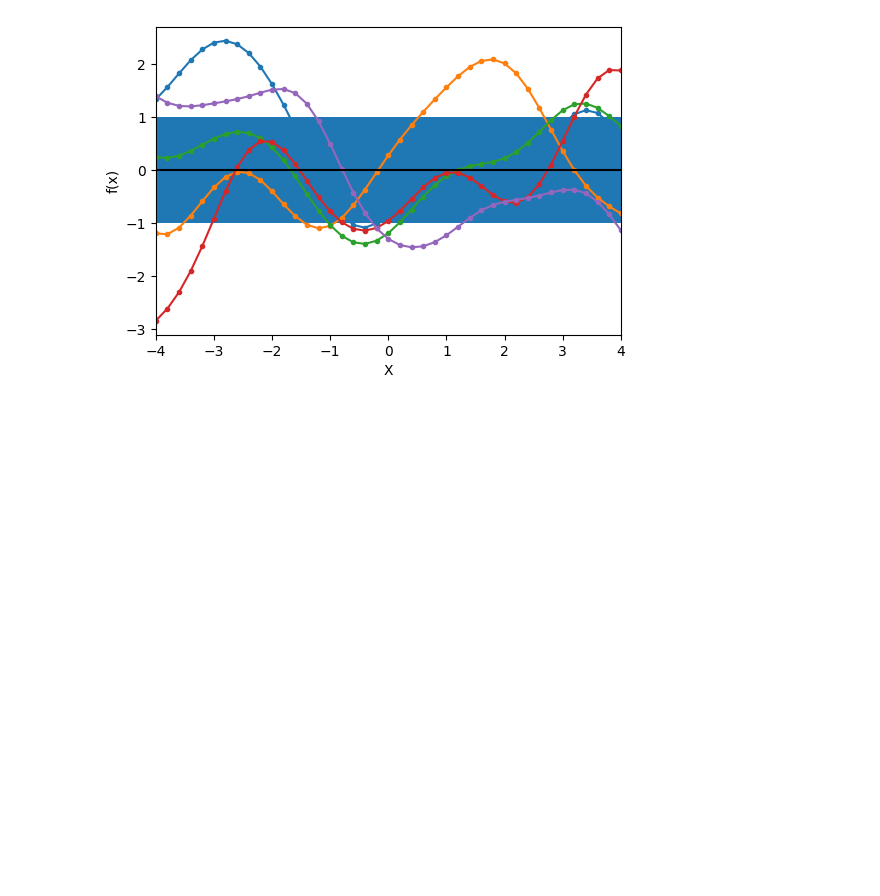
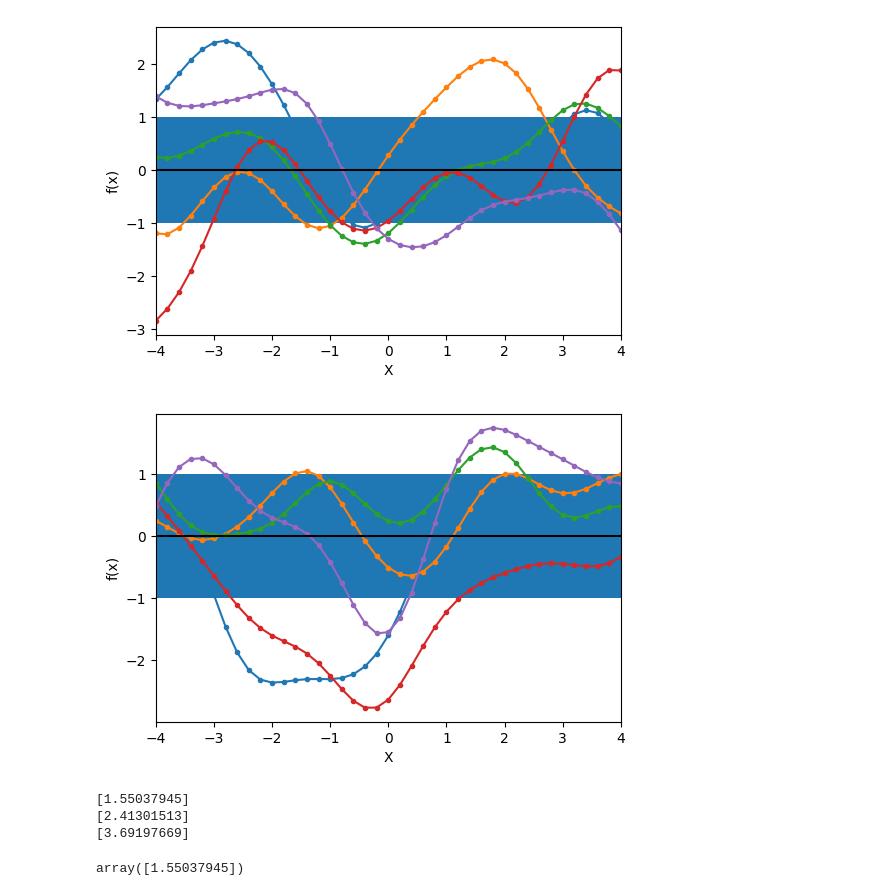
Before and after one commit to michaelmlnkv/gaussianProcesses, a Jupyter notebook: notebooks/scratch.ipynb, the cells around one changed output. Saved outputs shown, nothing was run; the diff lists cells and outputs as text; code cells hidden in the pictures; blank space fills up the shorter version.

Commit message:
got posterior mean function working

```diff
--- a/notebooks/scratch.ipynb
+++ b/notebooks/scratch.ipynb
@@ -6,5 +7,7 @@ import matplotlib.pyplot as plt
 Matplotlib is building the font cache; this may take a moment.
 # %%
 def covariance(x1, x2):
+    x1 = np.expand_dims(x1, 1)
+    x2 = np.expand_dims(x2, 1)
     sq_norm = -0.5 * sp.spatial.distance.cdist(x1, x2, 'sqeuclidean')
     return np.exp(sq_norm)
@@ -19,3 +33,11 @@ confidence = np.concatenate(confidence, axis=0)
+# %%
+def sample(num_samples, num_functions, x1, x2, mean_vals):
+    X = np.expand_dims(np.linspace(x1, x2, num_samples), 1)
+    Sigma = covariance(X, X)
+    ys = np.random.multivariate_normal(mean = mean_vals, cov=Sigma, size=num_functions)
+    confidence = np.array([covariance([x], [x]) for x in X])
+    confidence = np.concatenate(confidence, axis=0)
+    return ys, confidence, X
 # %%
 plt.figure(figsize=(6,4))
 for i in range(num_functions):
@@ -28,3 +50,19 @@ plt.xlim([-4,4])
 plt.show()
 # %% [output]
 [figure]
+# %%
+def plot(num_functions, num_samples, ys, confidence, X):
+    plt.figure(figsize=(6,4))
+    for i in range(num_functions):
+        plt.plot(X, ys[i], linestyle='-', marker='o', markersize=3)
+    plt.plot(X, np.zeros(num_samples), color='0')
+    plt.fill_between(np.rot90(X)[0], np.rot90(confidence)[0], np.rot90(-confidence)[0])
+    plt.xlabel('X')
+    plt.ylabel('f(x)')
+    plt.xlim([-4,4])
+    plt.show()
+# %%
+ys, confidence, X = sample(num_samples, num_functions, -4, 4, np.zeros(num_samples))
+plot(num_functions, num_samples, ys, confidence, X)
+# %% [output]
+[figure, added]
@@ -30,0 +81,16 @@ plt.show()
+# %%
+for x in X2:
+    print(posterior_mean(X1, Y1, x, prior_mean, Precision))
+# %% [output]
+[1.55037945]
+[2.41301513]
+[3.69197669]
+# %%
+X1 = np.array([1,2,3,4])
+Y1 = np.array([1,2,3,4])
+X2 = np.array([1.5, 2.5, 3.5])
+Sigma = covariance(X1, X1)
+Precision = np.linalg.inv(Sigma)
+posterior_mean(X1, Y1, 1.5, prior_mean, Precision)
+# %% [output]
+array([1.55037945])
```
Also changed, not shown: parts of 8 cells of this notebook.
